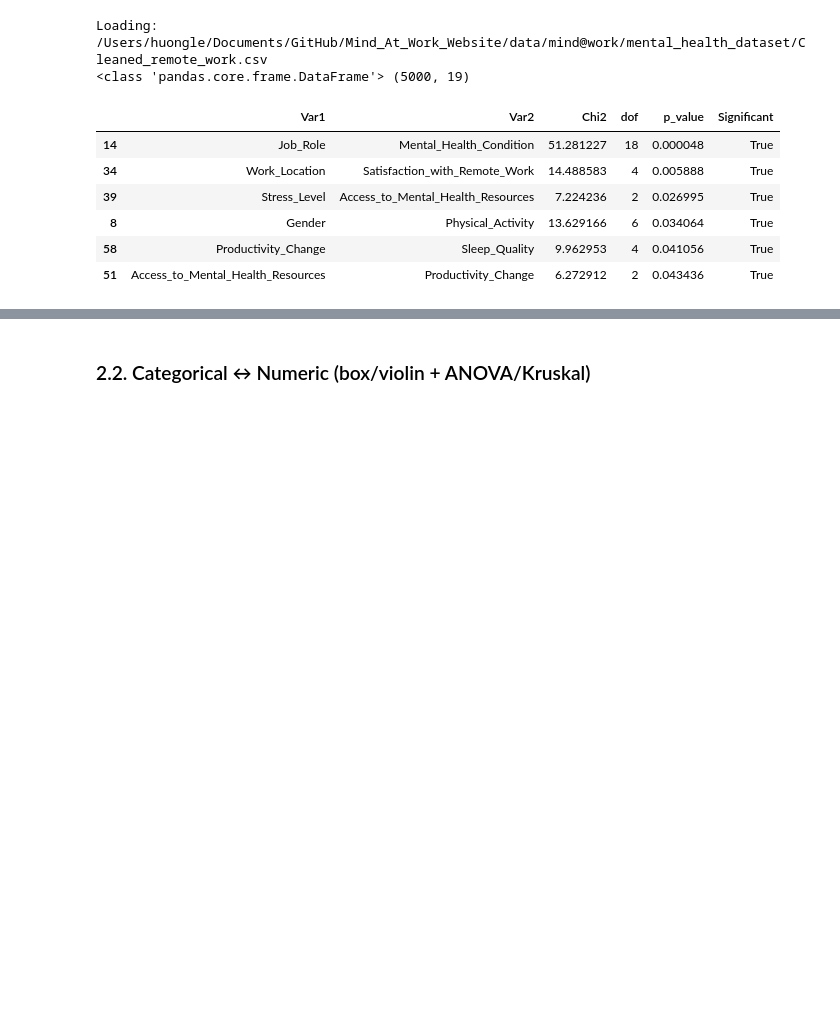
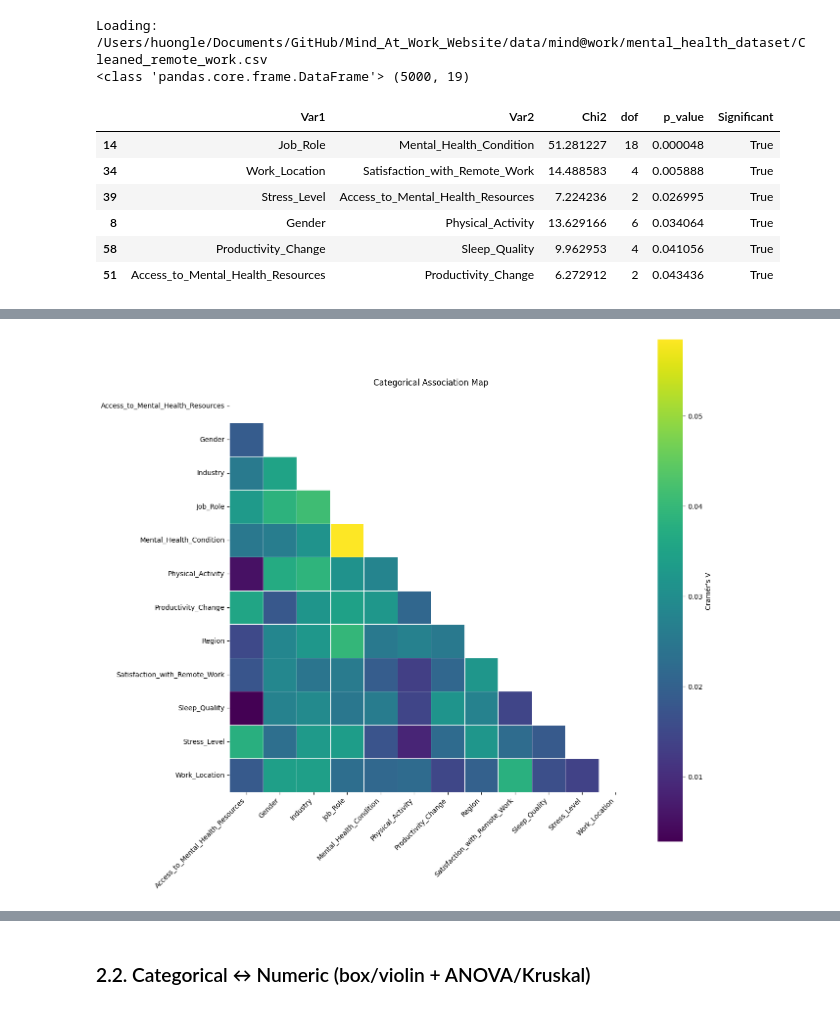
Before and after one commit to lehuong2709/Mind_At_Work_Website, a Jupyter notebook: notebook/Diagnosistic.ipynb, the cells around one changed output, grey strips where cells are left out. Saved outputs shown, nothing was run; the diff lists cells and outputs as text; code cells hidden in the pictures; blank space fills up the shorter version.

```diff
--- a/notebook/Diagnosistic.ipynb
+++ b/notebook/Diagnosistic.ipynb
@@ -175,24 +184,3 @@ sig.head(10)
 | 8 | Gender | Physical_Activity | 13.629166 | 6 | 0.034064 | True |
 | 58 | Productivity_Change | Sleep_Quality | 9.962953 | 4 | 0.041056 | True |
 | 51 | Access_to_Mental_Health_Resources | Productivity_Change | 6.272912 | 2 | 0.043436 | True |
-# %%
-from itertools import combinations
-from scipy.stats import chi2_contingency
-
-def scan_categorical_relationships(df, alpha=0.05):
-    cat_cols = df.select_dtypes(include=["object", "category"]).columns
-    results = []
-
-    for col1, col2 in combinations(cat_cols, 2):
-        ct = pd.crosstab(df[col1], df[col2])
-        if ct.shape[0] > 1 and ct.shape[1] > 1:  # skip trivial tables
-            chi2, p, dof, _ = chi2_contingency(ct)
-            results.append((col1, col2, chi2, dof, p, p < alpha))
-
-    results_df = pd.DataFrame(results,
-                              columns=["Var1", "Var2", "Chi2", "dof", "p_value", "Significant"])
-    return results_df.sort_values("p_value")
-
-# Run it
-chi_results = scan_categorical_relationships(df)
-print(chi_results.head(10))  # show top 10 strongest relationships
@@ -278,0 +315,6 @@ plt.show()
+# %%
+res = scan_categorical_relationships(df, alpha=0.05, fdr=True)
+# %%
+plot_assoc_heatmap(res, value="CramersV")
+# %% [output]
+[figure, added]
```
Also changed, not shown: parts of 55 cells of this notebook, 7 other files.
